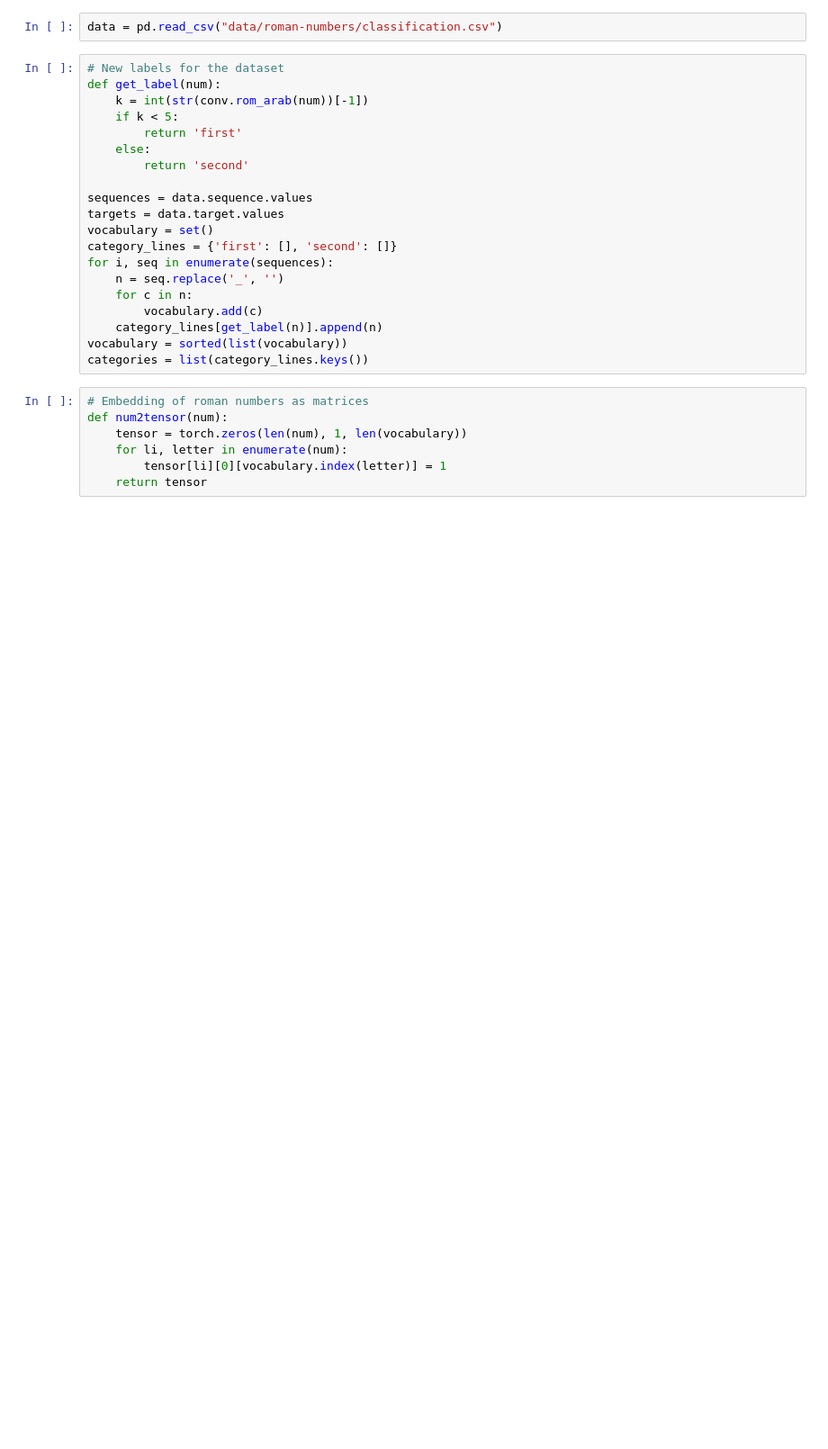
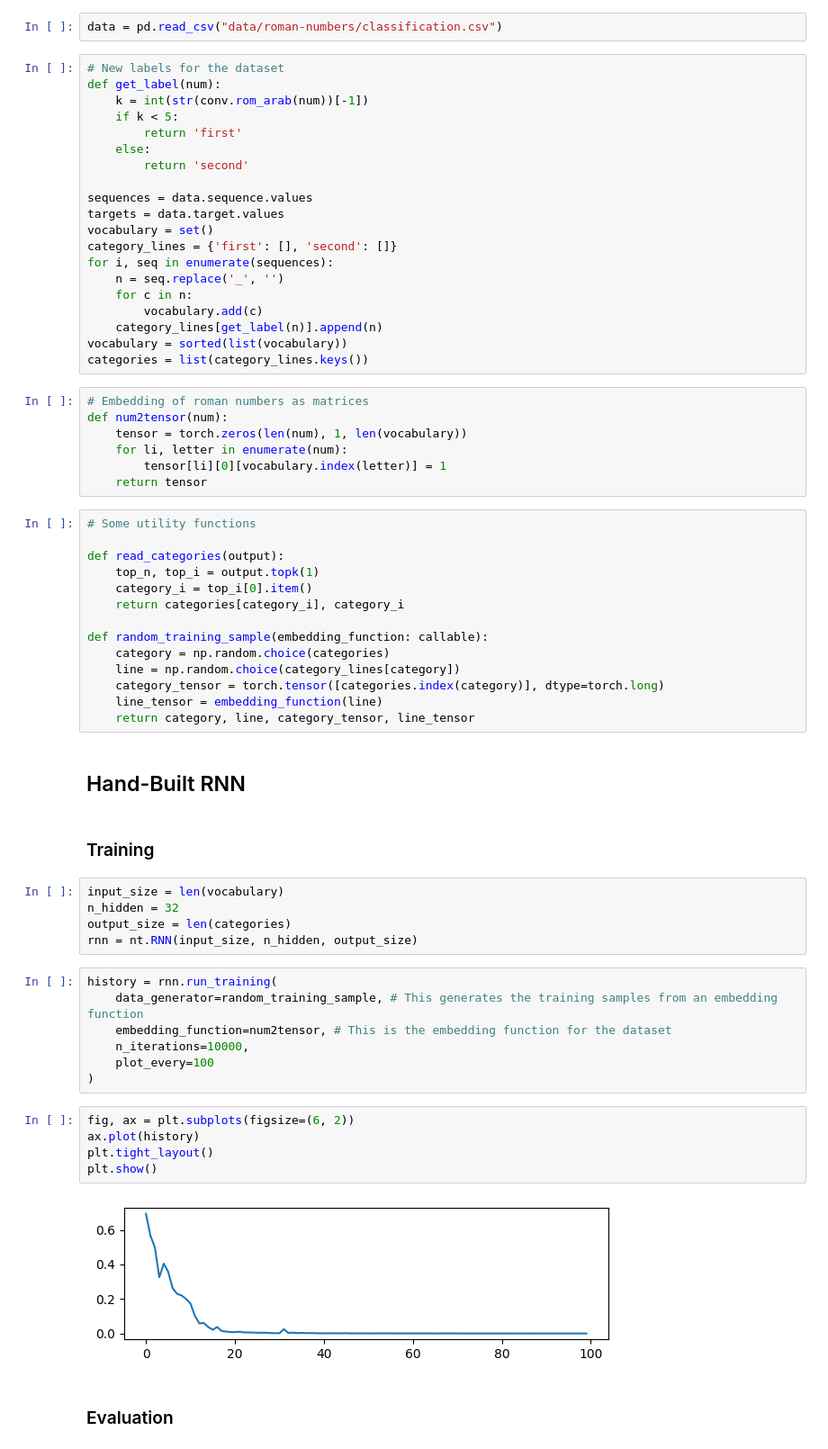
Before and after one commit to Filippo-Corti/NaturalLanguageProcessing, a Jupyter notebook: 4.1-sequence-classification.ipynb, the cells around one changed output. Shown: that part at 90% size. Saved outputs shown, nothing was run; the diff lists cells and outputs as text; blank space fills up the shorter version.

```diff
--- a/4.1-sequence-classification.ipynb
+++ b/4.1-sequence-classification.ipynb
@@ -40,3 +41,42 @@ def num2tensor(num):
     for li, letter in enumerate(num):
         tensor[li][0][vocabulary.index(letter)] = 1
     return tensor
+# %%
+# Some utility functions
+
+def read_categories(output):
+    top_n, top_i = output.topk(1)
+    category_i = top_i[0].item()
+    return categories[category_i], category_i
+
+def random_training_sample(embedding_function: callable):
+    category = np.random.choice(categories)
+    line = np.random.choice(category_lines[category])
+    category_tensor = torch.tensor([categories.index(category)], dtype=torch.long)
+    line_tensor = embedding_function(line)
+    return category, line, category_tensor, line_tensor
+# %% [markdown]
+## Hand-Built RNN
+# %% [markdown]
+### Training
+# %%
+input_size = len(vocabulary)
+n_hidden = 32
+output_size = len(categories)
+rnn = nt.RNN(input_size, n_hidden, output_size)
+# %%
+history = rnn.run_training(
+    data_generator=random_training_sample, # This generates the training samples from an embedding function
+    embedding_function=num2tensor, # This is the embedding function for the dataset
+    n_iterations=10000,
+    plot_every=100
+)
+# %%
+fig, ax = plt.subplots(figsize=(6, 2))
+ax.plot(history)
+plt.tight_layout()
+plt.show()
+# %% [output]
+[figure, added]
+# %% [markdown]
+### Evaluation
```
Also changed, not shown: parts of 16 cells of this notebook.
